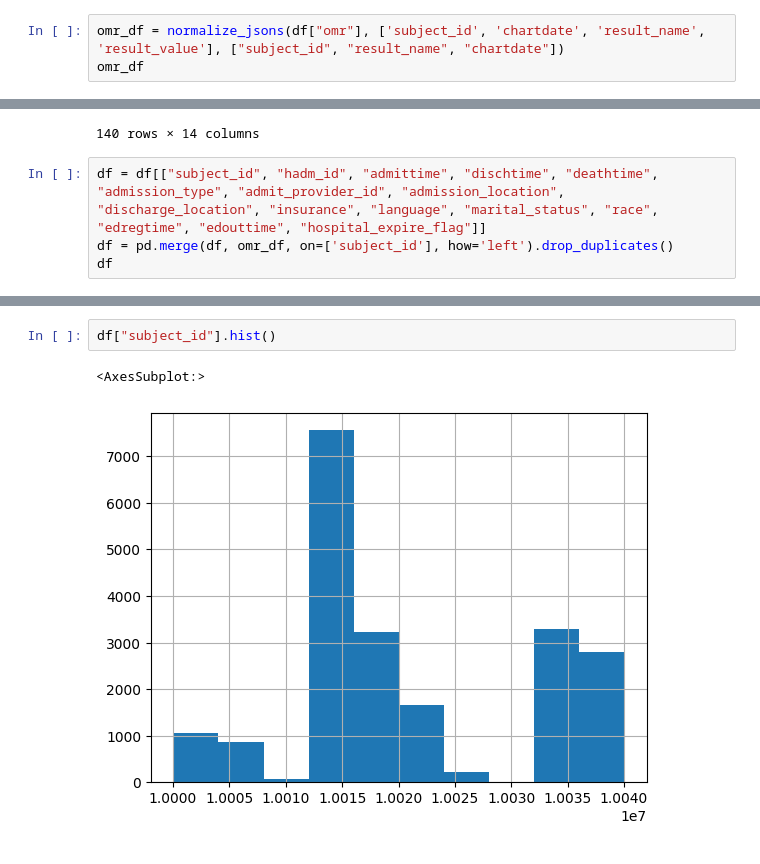
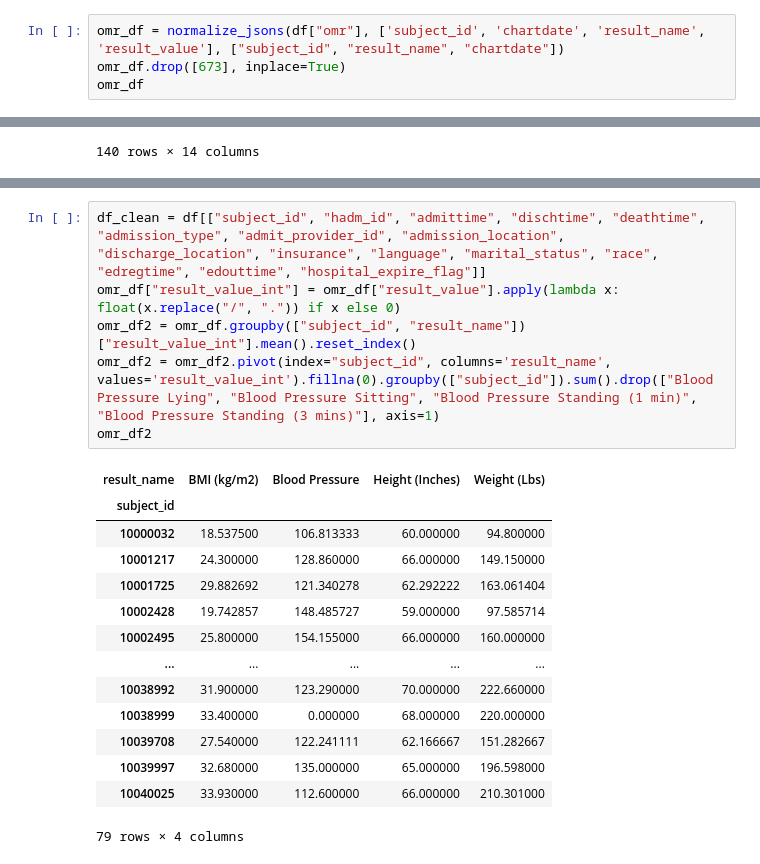
Before and after one commit to kkkarnav/MIMIC, a Jupyter notebook: 1_data_creation.ipynb, the cells around one changed output, grey strips where cells are left out. Saved outputs shown, nothing was run; the diff lists cells and outputs as text.

```diff
--- a/1_data_creation.ipynb
+++ b/1_data_creation.ipynb
@@ -51,6 +51,7 @@ patients_df
 100 rows × 6 columns
 # %%
 omr_df = normalize_jsons(df["omr"], ['subject_id', 'chartdate', 'result_name', 'result_value'], ["subject_id", "result_name", "chartdate"])
+omr_df.drop([673], inplace=True)
 omr_df
 # %% [output]
 |  | subject_id | chartdate | seq_num | result_name | result_value |
@@ -233,7 +249,3 @@ procedures_df
 | 138 | 10039997 | 24294180 | 36893762 | Surgical Intensive Care Unit (SICU) | Surgical Intensive Care Unit (SICU) | 2134-09-07 18:03:58 | 2134-09-08 22:11:05 | 1.171609 | [{'subject_id': 10039997, 'hadm_i... | ... |
 | 139 | 10040025 | 27996267 | 36107367 | Surgical Intensive Care Unit (SICU) | Surgical Intensive Care Unit (SICU) | 2148-01-24 04:50:17 | 2148-01-30 17:45:09 | 6.538102 | [{'subject_id': 10040025, 'hadm_i... | ... |
 140 rows × 14 columns
-# %%
-df = df[["subject_id", "hadm_id", "admittime", "dischtime", "deathtime", "admission_type", "admit_provider_id", "admission_location", "discharge_location", "insurance", "language", "marital_status", "race", "edregtime", "edouttime", "hospital_expire_flag"]]
-df = pd.merge(df, omr_df, on=['subject_id'], how='left').drop_duplicates()
-df
@@ -254,5 +252,21 @@ df
-# %%
-df["subject_id"].hist()
-# %% [output]
-<AxesSubplot:>
-[figure, removed]
+# %%
+df_clean = df[["subject_id", "hadm_id", "admittime", "dischtime", "deathtime", "admission_type", "admit_provider_id", "admission_location", "discharge_location", "insurance", "language", "marital_status", "race", "edregtime", "edouttime", "hospital_expire_flag"]]
+omr_df["result_value_int"] = omr_df["result_value"].apply(lambda x: float(x.replace("/", ".")) if x else 0)
+omr_df2 = omr_df.groupby(["subject_id", "result_name"])["result_value_int"].mean().reset_index()
+omr_df2 = omr_df2.pivot(index="subject_id", columns='result_name', values='result_value_int').fillna(0).groupby(["subject_id"]).sum().drop(["Blood Pressure Lying", "Blood Pressure Sitting", "Blood Pressure Standing (1 min)", "Blood Pressure Standing (3 mins)"], axis=1)
+omr_df2
+# %% [output]
+| result_name | BMI (kg/m2) | Blood Pressure | Height (Inches) | Weight (Lbs) |
+| subject_id |  |  |  |  |
+| 10000032 | 18.537500 | 106.813333 | 60.000000 | 94.800000 |
+| 10001217 | 24.300000 | 128.860000 | 66.000000 | 149.150000 |
+| 10001725 | 29.882692 | 121.340278 | 62.292222 | 163.061404 |
+| 10002428 | 19.742857 | 148.485727 | 59.000000 | 97.585714 |
+| 10002495 | 25.800000 | 154.155000 | 66.000000 | 160.000000 |
+| ... | ... | ... | ... | ... |
+| 10038992 | 31.900000 | 123.290000 | 70.000000 | 222.660000 |
+| 10038999 | 33.400000 | 0.000000 | 68.000000 | 220.000000 |
+| 10039708 | 27.540000 | 122.241111 | 62.166667 | 151.282667 |
+| 10039997 | 32.680000 | 135.000000 | 65.000000 | 196.598000 |
+| 10040025 | 33.930000 | 112.600000 | 66.000000 | 210.301000 |
+79 rows × 4 columns
```
Also changed, not shown: parts of 7 cells of this notebook.
